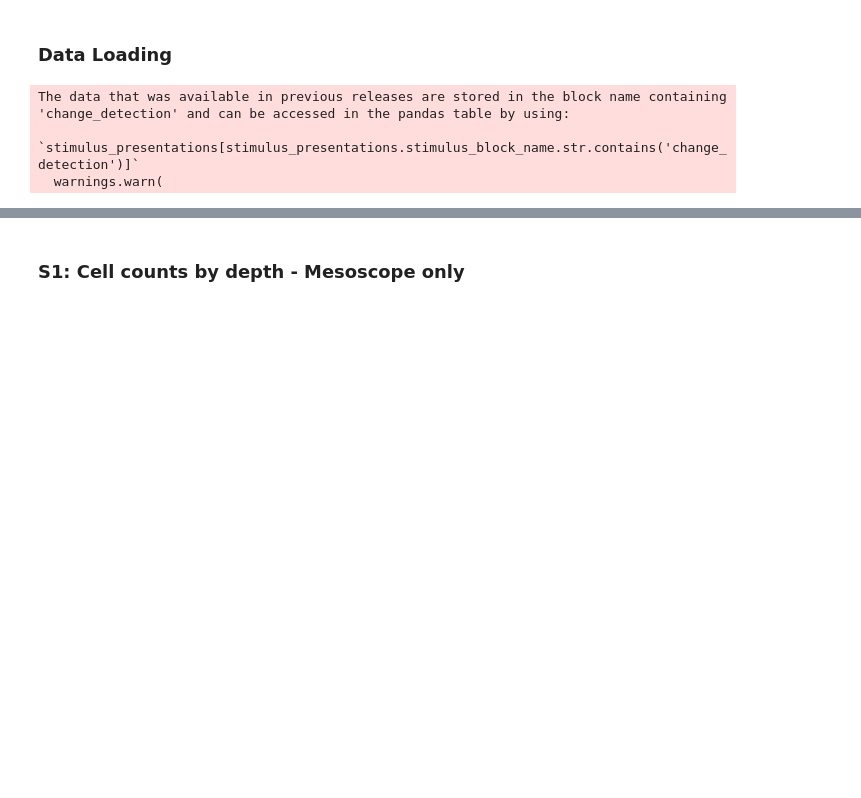
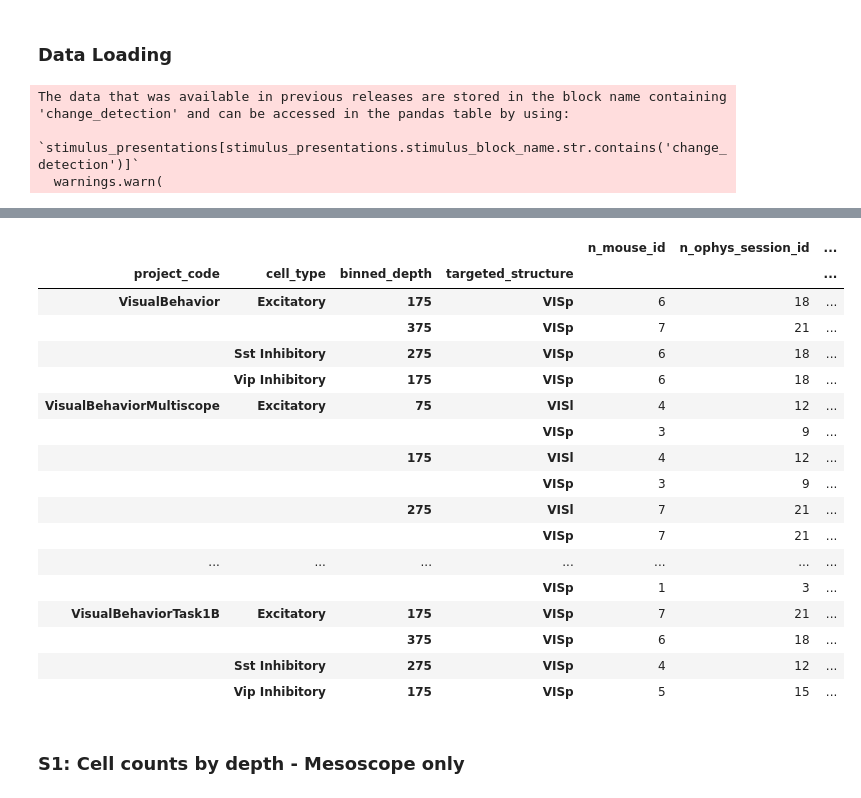
Before and after one commit to AllenInstitute/visual_behavior_analysis, a Jupyter notebook: notebooks/platform_paper_figures/figure_1_supplemental.ipynb, the cells around one changed output, grey strips where cells are left out. Cells and saved outputs as stored; diff of their text form; code cells hidden in the pictures; blank space fills up the shorter version.

```diff
--- a/notebooks/platform_paper_figures/figure_1_supplemental.ipynb
+++ b/notebooks/platform_paper_figures/figure_1_supplemental.ipynb
@@ -70,3 +222,25 @@ The data that was available in previous releases are stored in the block name co
+# %%
+utilities.count_mice_expts_containers_cells(platform_cells_table,
+                                            conditions_to_group=['project_code', 'cell_type', 'binned_depth', 'targeted_structure'], include_matched_cells=True)
+# %% [output]
+|  |  |  |  | n_mouse_id | n_ophys_session_id | ... |
+| project_code | cell_type | binned_depth | targeted_structure |  |  | ... |
+| VisualBehavior | Excitatory | 175 | VISp | 6 | 18 | ... |
+|  |  | 375 | VISp | 7 | 21 | ... |
+|  | Sst Inhibitory | 275 | VISp | 6 | 18 | ... |
+|  | Vip Inhibitory | 175 | VISp | 6 | 18 | ... |
+| VisualBehaviorMultiscope | Excitatory | 75 | VISl | 4 | 12 | ... |
+|  |  |  | VISp | 3 | 9 | ... |
+|  |  | 175 | VISl | 4 | 12 | ... |
+|  |  |  | VISp | 3 | 9 | ... |
+|  |  | 275 | VISl | 7 | 21 | ... |
+|  |  |  | VISp | 7 | 21 | ... |
+| ... | ... | ... | ... | ... | ... | ... |
+|  |  |  | VISp | 1 | 3 | ... |
+| VisualBehaviorTask1B | Excitatory | 175 | VISp | 7 | 21 | ... |
+|  |  | 375 | VISp | 6 | 18 | ... |
+|  | Sst Inhibitory | 275 | VISp | 4 | 12 | ... |
+|  | Vip Inhibitory | 175 | VISp | 5 | 15 | ... |
 # %% [markdown]
 ### S1: Cell counts by depth - Mesoscope only
 # %%
```
Also changed, not shown: parts of 10 cells of this notebook, 5 other files.
